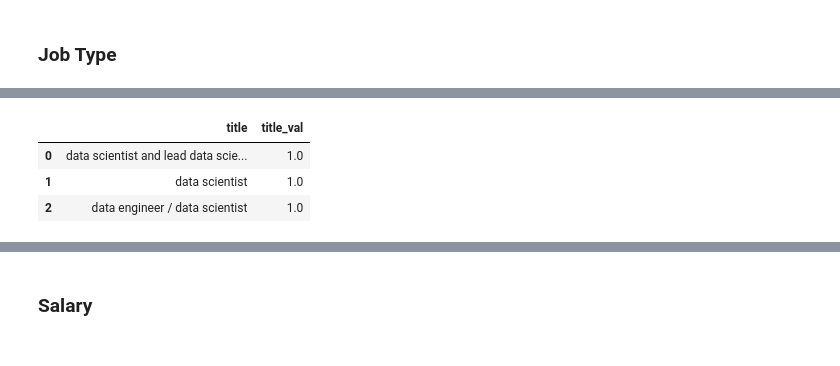
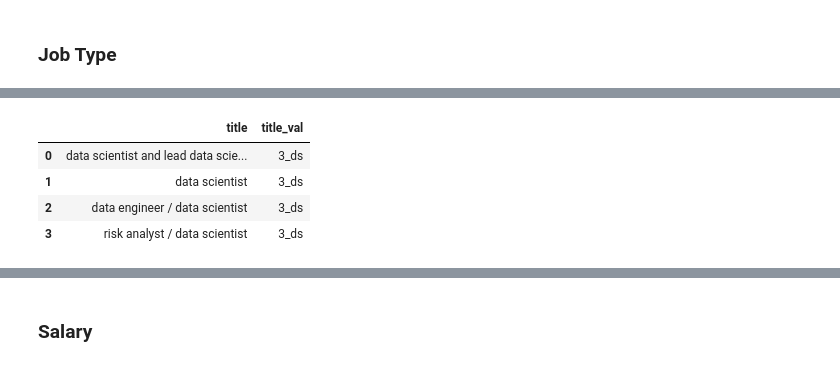
Before and after one commit to tcroshaw/ga_personal, a Jupyter notebook: project4_tom_main.ipynb, the cells around one changed output, grey strips where cells are left out. Drawn from its saved outputs; the diff is of its cells as text; code cells hidden in the pictures.

```diff
--- a/project4_tom_main.ipynb
+++ b/project4_tom_main.ipynb
@@ -228,0 +256,13 @@ print job_data.head()
+# %%
+# Create dummies for locations
+
+loc_val_dummies = pd.get_dummies(job_data['loc_val'])
+
+# Join the dummy variables to the main dataframe:
+
+job_data = pd.concat([job_data, loc_val_dummies], axis=1)
+
+# Drop MiscFeature column and one of the MiscFeature categories ('other'):
+
+job_data = job_data.drop('1_other', 1)
+job_data.head()
@@ -281,0 +333,13 @@ print job_data.head(11)
+# %%
+# Create dummies for locations
+
+industry_val_dummies = pd.get_dummies(job_data['industry_val'])
+
+# Join the dummy variables to the main dataframe:
+
+job_data = pd.concat([job_data, industry_val_dummies], axis=1)
+
+# Drop MiscFeature column and one of the MiscFeature categories ('other'):
+
+job_data = job_data.drop('2_other', 1)
+job_data.head(1)
@@ -304,15 +372,16 @@ Name: title, dtype: int64
 # %%
-job_data["title_val"] = 0.0
+job_data["title_val"] = '3_other'
 job_data["title"] = job_data['title'].str.lower()
 job_data["title"] = job_data["title"].fillna('NA')
-job_data.ix[job_data["title"].str.contains('data' and 'scientist', na=False),"title_val"] = 1.0
-job_data.ix[job_data["title"].str.contains('data' and 'analyst', na=False),"title_val"] = 2.0
-job_data.ix[job_data["title"].str.contains('research' and 'analyst', na=False),"title_val"] = 3.0
-job_data.ix[job_data["title"].str.contains('business' and 'analyst', na=False),"title_val"] = 4.0
-job_data.ix[job_data["title"].str.contains('business' and 'intelligence', na=False),"title_val"] = 5.0
-job_data[['title','title_val']].head(3)
+job_data.ix[job_data["title"].str.contains('data scientist', na=False),"title_val"] = '3_ds'
+job_data.ix[job_data["title"].str.contains('data analyst', na=False),"title_val"] = '3_da'
+job_data.ix[job_data["title"].str.contains('research analyst', na=False),"title_val"] = '3_ra'
+job_data.ix[job_data["title"].str.contains('business analyst', na=False),"title_val"] = '3_ba'
+job_data.ix[job_data["title"].str.contains('business intelligence', na=False),"title_val"] = '3_bi'
+job_data[['title','title_val']].head(4)
 # %% [output]
 |  | title | title_val |
-| 0 | data scientist and lead data scie... | 1.0 |
-| 1 | data scientist | 1.0 |
-| 2 | data engineer / data scientist | 1.0 |
+| 0 | data scientist and lead data scie... | 3_ds |
+| 1 | data scientist | 3_ds |
+| 2 | data engineer / data scientist | 3_ds |
+| 3 | risk analyst / data scientist | 3_ds |
```
Also changed, not shown: parts of 51 cells of this notebook.
